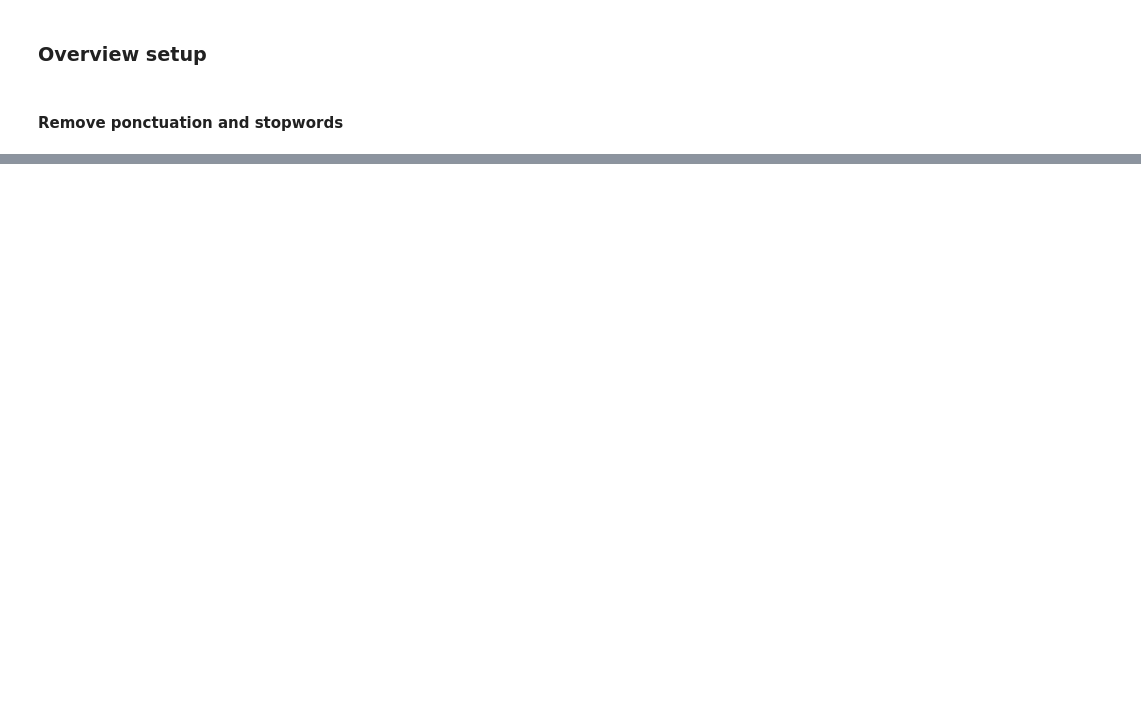
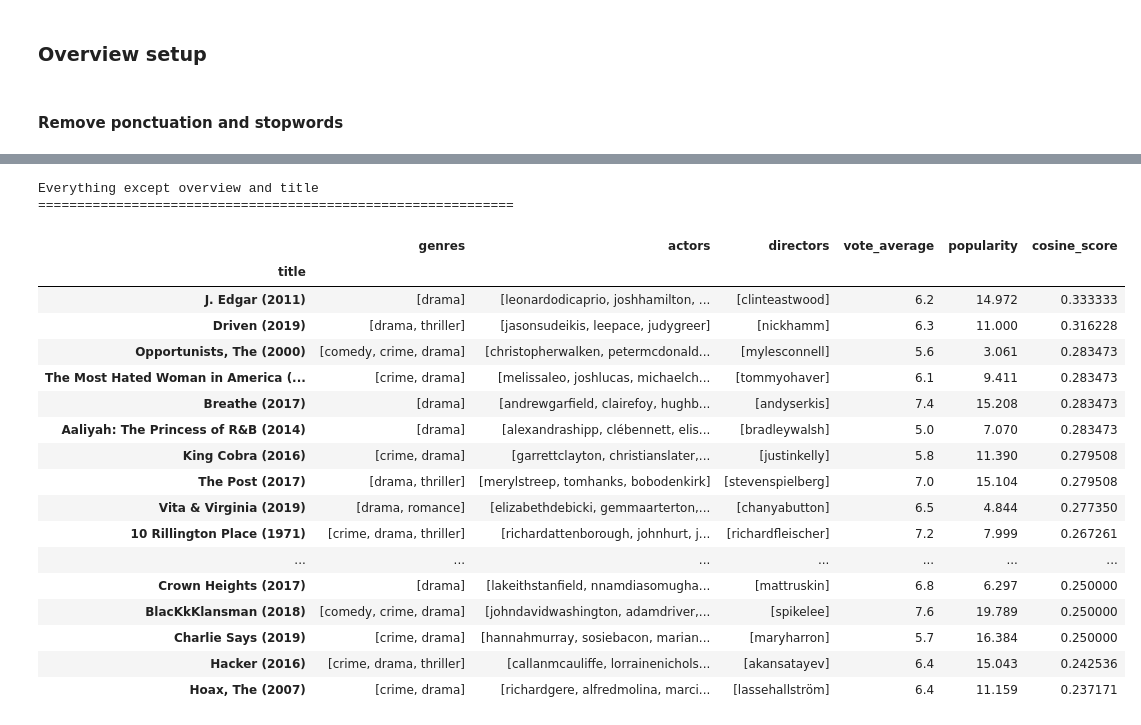
Before and after one commit to joaquim-oliveira-neto/rogue, a Jupyter notebook: notebooks/bmadureira-similarity-model.ipynb, the cells around one changed output, grey strips where cells are left out. Cells and saved outputs as stored; diff of their text form; code cells hidden in the pictures; blank space fills up the shorter version.

```diff
--- a/notebooks/bmadureira-similarity-model.ipynb
+++ b/notebooks/bmadureira-similarity-model.ipynb
@@ -233 +375,26 @@ Name: title, dtype: object
+# %%
+print('Everything except overview and title')
+print('=============================================================')
+get_recommendations('Catch Me If You Can (2002)', cosine_sim3)
+# %% [output]
+Everything except overview and title
+=============================================================
+|  | genres | actors | directors | vote_average | popularity | cosine_score |
+| title |  |  |  |  |  |  |
+| J. Edgar (2011) | [drama] | [leonardodicaprio, joshhamilton, ... | [clinteastwood] | 6.2 | 14.972 | 0.333333 |
+| Driven (2019) | [drama, thriller] | [jasonsudeikis, leepace, judygreer] | [nickhamm] | 6.3 | 11.000 | 0.316228 |
+| Opportunists, The (2000) | [comedy, crime, drama] | [christopherwalken, petermcdonald... | [mylesconnell] | 5.6 | 3.061 | 0.283473 |
+| The Most Hated Woman in America (... | [crime, drama] | [melissaleo, joshlucas, michaelch... | [tommyohaver] | 6.1 | 9.411 | 0.283473 |
+| Breathe (2017) | [drama] | [andrewgarfield, clairefoy, hughb... | [andyserkis] | 7.4 | 15.208 | 0.283473 |
+| Aaliyah: The Princess of R&B (2014) | [drama] | [alexandrashipp, clébennett, elis... | [bradleywalsh] | 5.0 | 7.070 | 0.283473 |
+| King Cobra (2016) | [crime, drama] | [garrettclayton, christianslater,... | [justinkelly] | 5.8 | 11.390 | 0.279508 |
+| The Post (2017) | [drama, thriller] | [merylstreep, tomhanks, bobodenkirk] | [stevenspielberg] | 7.0 | 15.104 | 0.279508 |
+| Vita & Virginia (2019) | [drama, romance] | [elizabethdebicki, gemmaarterton,... | [chanyabutton] | 6.5 | 4.844 | 0.277350 |
+| 10 Rillington Place (1971) | [crime, drama, thriller] | [richardattenborough, johnhurt, j... | [richardfleischer] | 7.2 | 7.999 | 0.267261 |
+| ... | ... | ... | ... | ... | ... | ... |
+| Crown Heights (2017) | [drama] | [lakeithstanfield, nnamdiasomugha... | [mattruskin] | 6.8 | 6.297 | 0.250000 |
+| BlacKkKlansman (2018) | [comedy, crime, drama] | [johndavidwashington, adamdriver,... | [spikelee] | 7.6 | 19.789 | 0.250000 |
+| Charlie Says (2019) | [crime, drama] | [hannahmurray, sosiebacon, marian... | [maryharron] | 5.7 | 16.384 | 0.250000 |
+| Hacker (2016) | [crime, drama, thriller] | [callanmcauliffe, lorrainenichols... | [akansatayev] | 6.4 | 15.043 | 0.242536 |
+| Hoax, The (2007) | [crime, drama] | [richardgere, alfredmolina, marci... | [lassehallström] | 6.4 | 11.159 | 0.237171 |
 # %%
```
Also changed, not shown: parts of 27 cells of this notebook, 1 other file.
